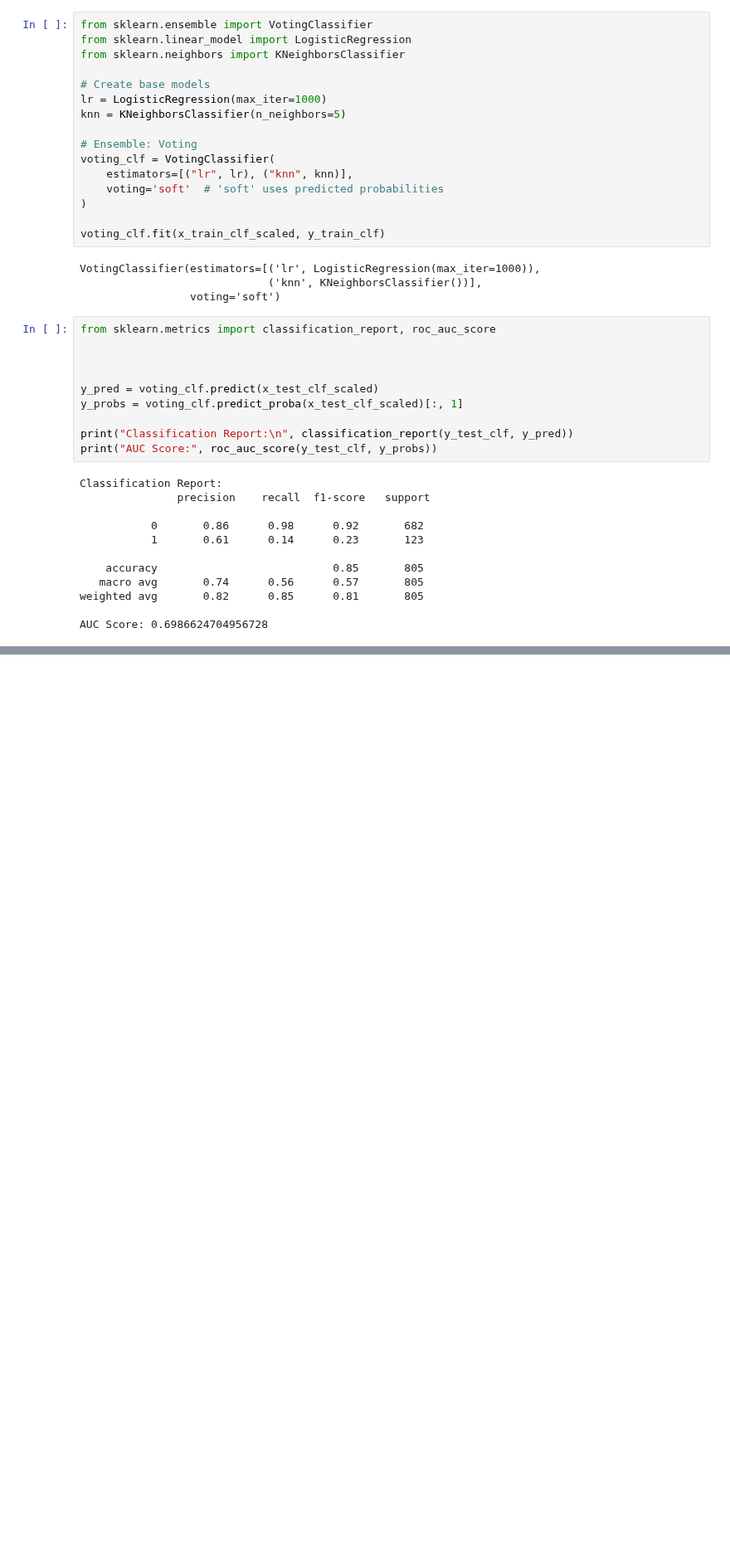
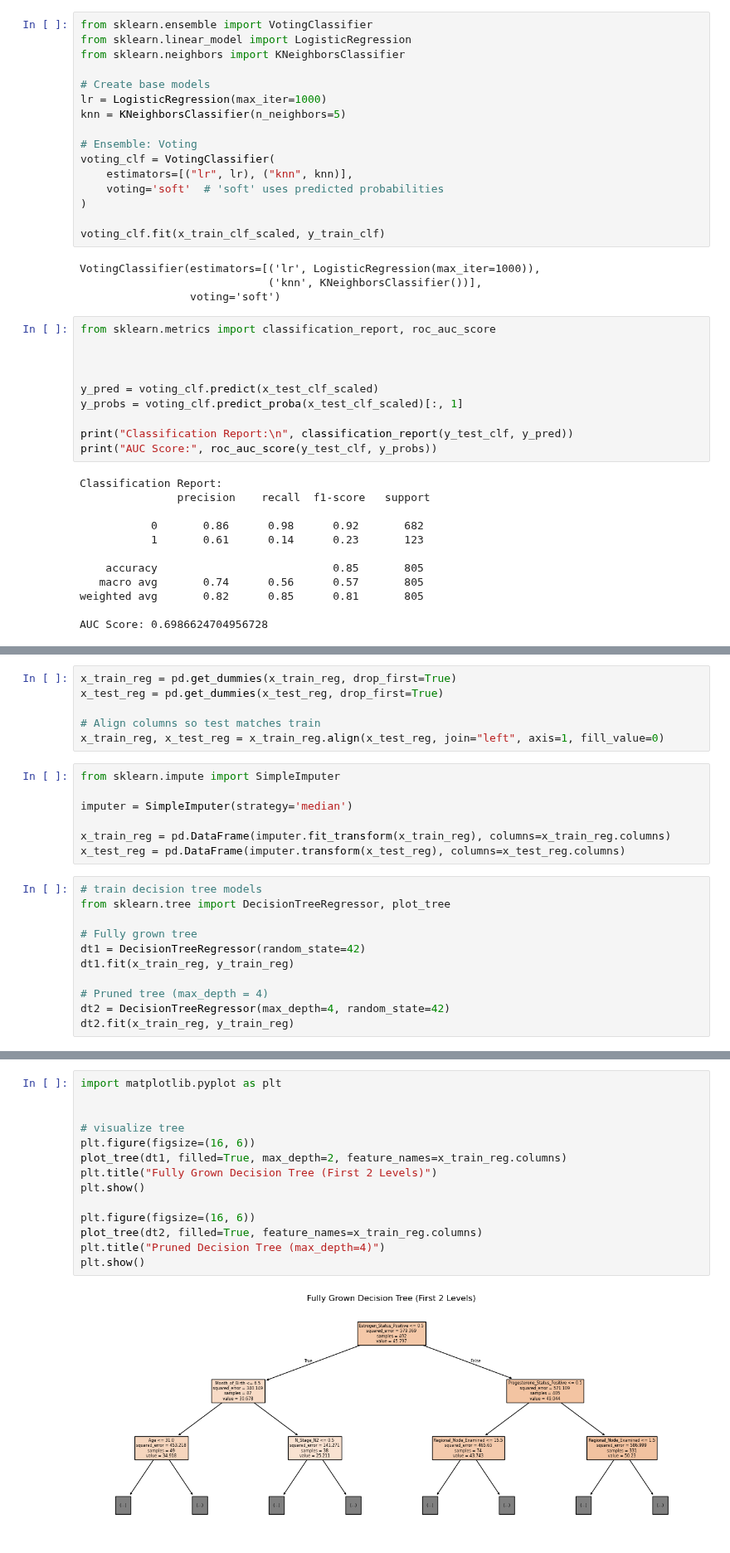
Before and after one commit to yasandu0505/breast-cancer-detection, a Jupyter notebook: ensemble_classification_regression.ipynb, the cells around one changed output, grey strips where cells are left out. Shown at 83% size. Saved outputs shown, nothing was run; the diff lists cells and outputs as text; blank space fills up the shorter version.

Commit message:
feat: update ensemble classification and regression notebook with improved execution counts and visualization

```diff
--- a/ensemble_classification_regression.ipynb
+++ b/ensemble_classification_regression.ipynb
@@ -90,0 +99,24 @@ AUC Score: 0.6986624704956728
+# %%
+x_train_reg = pd.get_dummies(x_train_reg, drop_first=True)
+x_test_reg = pd.get_dummies(x_test_reg, drop_first=True)
+
+# Align columns so test matches train
+x_train_reg, x_test_reg = x_train_reg.align(x_test_reg, join="left", axis=1, fill_value=0)
+# %%
+from sklearn.impute import SimpleImputer
+
+imputer = SimpleImputer(strategy='median')
+
+x_train_reg = pd.DataFrame(imputer.fit_transform(x_train_reg), columns=x_train_reg.columns)
+x_test_reg = pd.DataFrame(imputer.transform(x_test_reg), columns=x_test_reg.columns)
+# %%
+# train decision tree models
+from sklearn.tree import DecisionTreeRegressor, plot_tree
+
+# Fully grown tree
+dt1 = DecisionTreeRegressor(random_state=42)
+dt1.fit(x_train_reg, y_train_reg)
+
+# Pruned tree (max_depth = 4)
+dt2 = DecisionTreeRegressor(max_depth=4, random_state=42)
+dt2.fit(x_train_reg, y_train_reg)
@@ -90,0 +150,16 @@ AUC Score: 0.6986624704956728
+# %%
+import matplotlib.pyplot as plt
+
+
+# visualize tree
+plt.figure(figsize=(16, 6))
+plot_tree(dt1, filled=True, max_depth=2, feature_names=x_train_reg.columns)
+plt.title("Fully Grown Decision Tree (First 2 Levels)")
+plt.show()
+
+plt.figure(figsize=(16, 6))
+plot_tree(dt2, filled=True, feature_names=x_train_reg.columns)
+plt.title("Pruned Decision Tree (max_depth=4)")
+plt.show()
+# %% [output]
+[figure, added]
```
Also changed, not shown: parts of 4 cells of this notebook.
